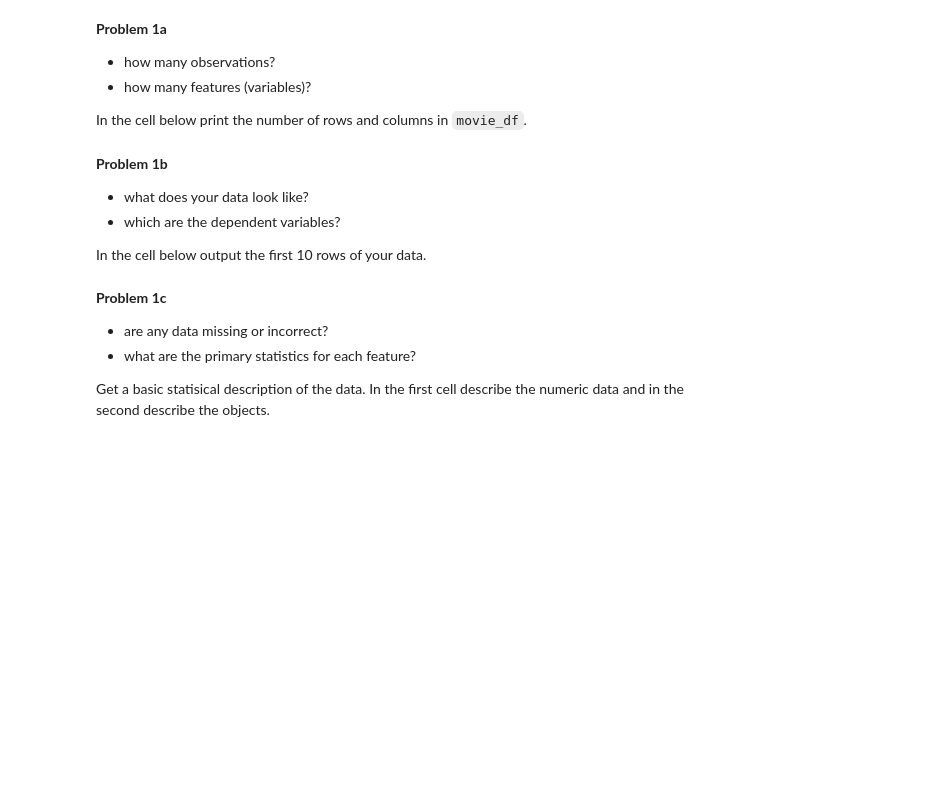
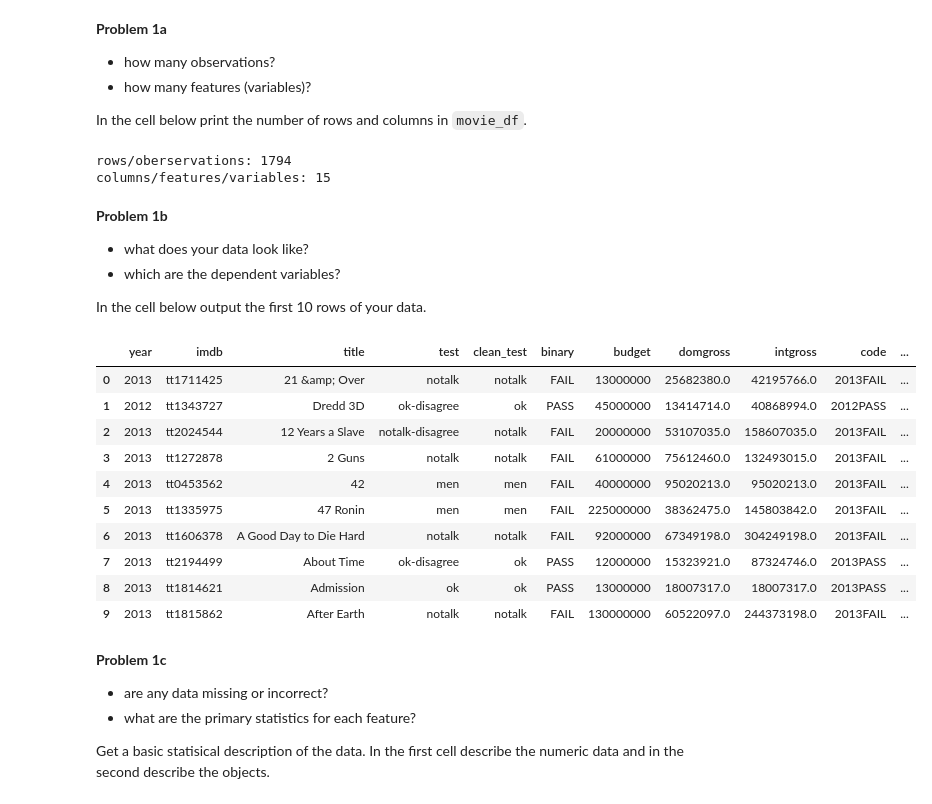
Before and after one commit to jklinck/AD450Winter2026, a Jupyter notebook: week_6_eda_matrix.ipynb, the cells around one changed output. Drawn from its saved outputs; the diff is of its cells as text; code cells hidden in the pictures; blank space fills up the shorter version.

```diff
--- a/week_6_eda_matrix.ipynb
+++ b/week_6_eda_matrix.ipynb
@@ -212,6 +229,13 @@ x = 5
 
 
 In the cell below print the number of rows and columns in `movie_df`.
+# %%
+rows, columns = movie_df.shape
+print(f"rows/oberservations: {rows}")
+print(f"columns/features/variables: {columns}")
+# %% [output]
+rows/oberservations: 1794
+columns/features/variables: 15
 # %% [markdown]
 **Problem 1b**
 
@@ -219,6 +243,28 @@ In the cell below print the number of rows and columns in `movie_df`.
 - which are the dependent variables?
 
 In the cell below output the first 10 rows of your data.
+# %%
+"""
+The data has information about various movies with the year it came out, IMBD number,
+budget, domestic gross, internation gross along with some information about codes and test.
+
+No variables have yet to be defined as dependent, so it depends on what we may or may
+not be trying to predict.
+""";
+
+movie_df.head(10)
+# %% [output]
+|  | year | imdb | title | test | clean_test | binary | budget | domgross | intgross | code | ... |
+| 0 | 2013 | tt1711425 | 21 &amp; Over | notalk | notalk | FAIL | 13000000 | 25682380.0 | 42195766.0 | 2013FAIL | ... |
+| 1 | 2012 | tt1343727 | Dredd 3D | ok-disagree | ok | PASS | 45000000 | 13414714.0 | 40868994.0 | 2012PASS | ... |
+| 2 | 2013 | tt2024544 | 12 Years a Slave | notalk-disagree | notalk | FAIL | 20000000 | 53107035.0 | 158607035.0 | 2013FAIL | ... |
+| 3 | 2013 | tt1272878 | 2 Guns | notalk | notalk | FAIL | 61000000 | 75612460.0 | 132493015.0 | 2013FAIL | ... |
+| 4 | 2013 | tt0453562 | 42 | men | men | FAIL | 40000000 | 95020213.0 | 95020213.0 | 2013FAIL | ... |
+| 5 | 2013 | tt1335975 | 47 Ronin | men | men | FAIL | 225000000 | 38362475.0 | 145803842.0 | 2013FAIL | ... |
+| 6 | 2013 | tt1606378 | A Good Day to Die Hard | notalk | notalk | FAIL | 92000000 | 67349198.0 | 304249198.0 | 2013FAIL | ... |
+| 7 | 2013 | tt2194499 | About Time | ok-disagree | ok | PASS | 12000000 | 15323921.0 | 87324746.0 | 2013PASS | ... |
+| 8 | 2013 | tt1814621 | Admission | ok | ok | PASS | 13000000 | 18007317.0 | 18007317.0 | 2013PASS | ... |
+| 9 | 2013 | tt1815862 | After Earth | notalk | notalk | FAIL | 130000000 | 60522097.0 | 244373198.0 | 2013FAIL | ... |
 # %% [markdown]
 **Problem 1c**
 
```
Also changed, not shown: parts of 9 cells of this notebook, 1 other file.
